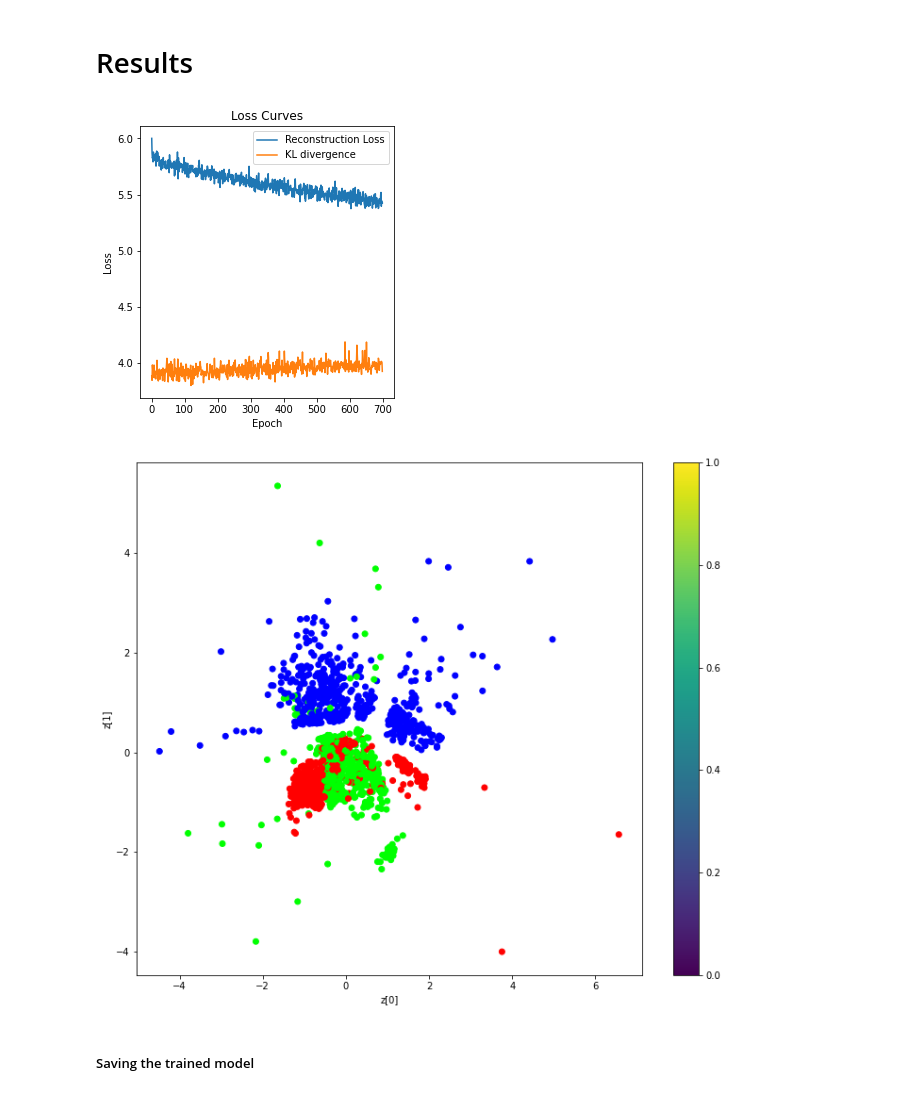
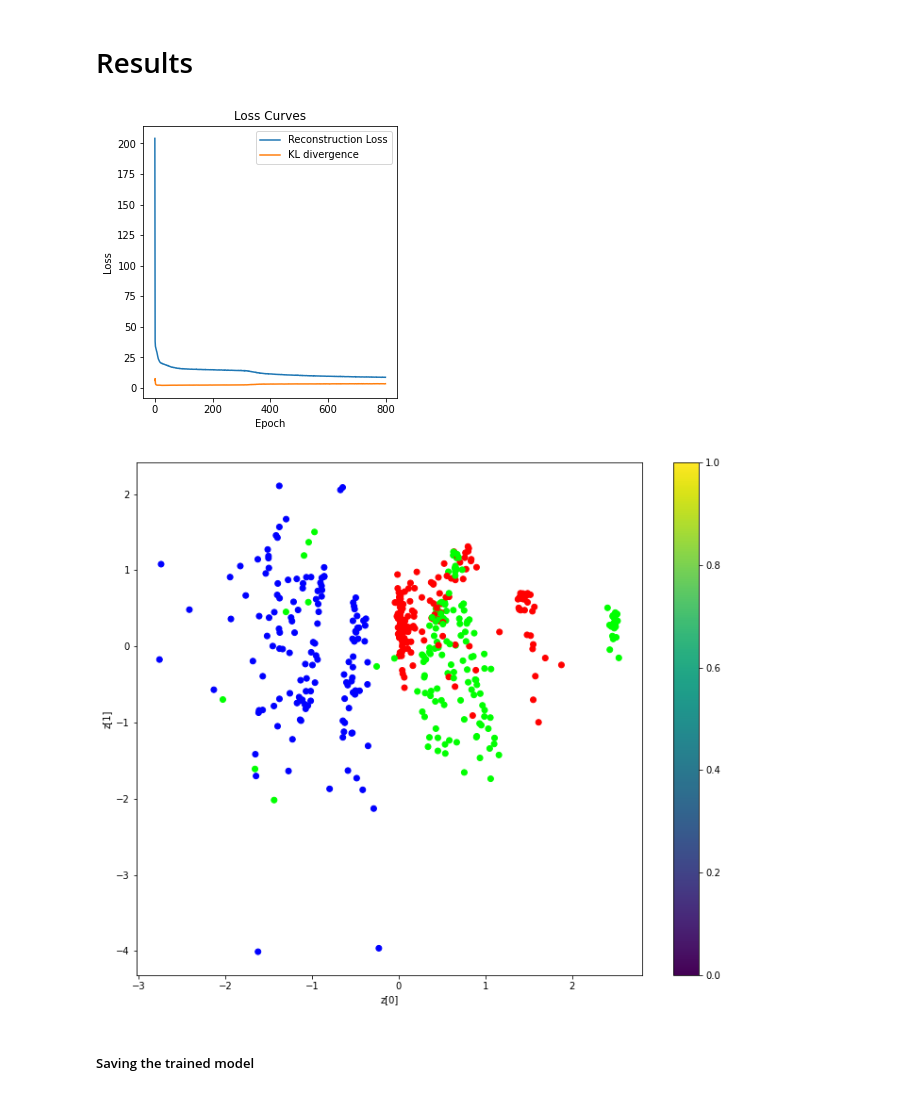
Before and after one commit to jofoong/music-BCI, a Jupyter notebook: musicBCI/AE.ipynb, the cells around one changed output. Saved outputs shown, nothing was run; the diff lists cells and outputs as text; code cells hidden in the pictures.

Commit message:
test file format

```diff
--- a/musicBCI/AE.ipynb
+++ b/musicBCI/AE.ipynb
@@ -154,3 +156,11 @@ Total params: 28,116
 Trainable params: 28,116
 Non-trainable params: 0
 __________________________________________________________________________________________________
+# %%
+x = layers.Dense(16, activation="relu")(x)
+z_mean = layers.Dense(latent_dim, name="z_mean")(x)
+z_log_var = layers.Dense(latent_dim, name="z_log_var")(x)
+z = Sampling()([z_mean, z_log_var])
+encoder = keras.Model(encoder_inputs, [z_mean, z_log_var, z], name="encoder")
+enc_file = '/content/gdrive/MyDrive/enc_model.png'
+tf.keras.utils.plot_model(encoder, to_file=enc_file, show_shapes=True)
@@ -242,6 +272,6 @@ class VAE(keras.Model):
 # %%
 vae = VAE(encoder, decoder)
 vae.compile(optimizer=keras.optimizers.Adam(learning_rate=0.0005))
-vae.fit(x_train, epochs=epochs, batch_size=batch_size, shuffle=True)
+vae.fit(x_train, epochs=800, batch_size=batch_size, shuffle=True)
 # %% [output]
 Epoch 1/800
@@ -267,16 +297,16 @@ Epoch 800/800
 # %%
 # Plotting the loss curves
 plt.figure(figsize=[10,5])
 plt.subplot(122)
-plt.plot(vae_history.history['reconstruction_loss'])
-plt.plot(vae_history.history['kl_loss'])
+plt.plot(vae.history.history['reconstruction_loss'])
+plt.plot(vae.history.history['kl_loss'])
 plt.xlabel('Epoch')
 plt.ylabel('Loss')
 plt.legend(['Reconstruction Loss','KL divergence'])
 plt.title('Loss Curves')
 plt.show()
 # %% [output]
-[figure, old version]
+[figure, new version]
 # %%
 # One-hot encoding the labels
 y_train_OH = to_categorical(y_train)
@@ -292,8 +322,8 @@ def plot_label_clusters(vae, data, labels):
     plt.ylabel("z[1]")
     plt.show()
 
-plot_label_clusters(vae, x_train, y_train_OH)
+plot_label_clusters(vae, x_test, y_test_OH  )
 # %% [output]
-[figure, old version]
+[figure, new version]
 # %% [markdown]
 ##### Saving the trained model
```
Also changed, not shown: parts of 19 cells of this notebook.
